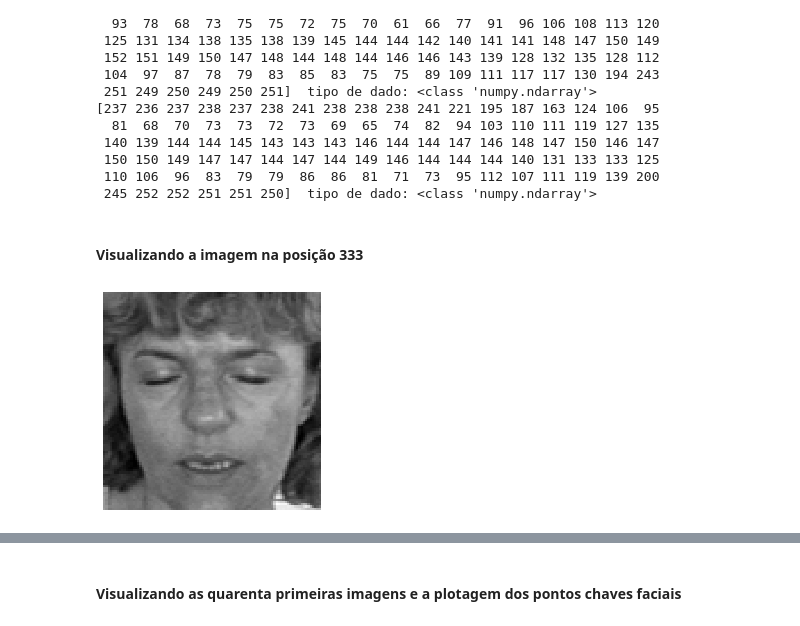
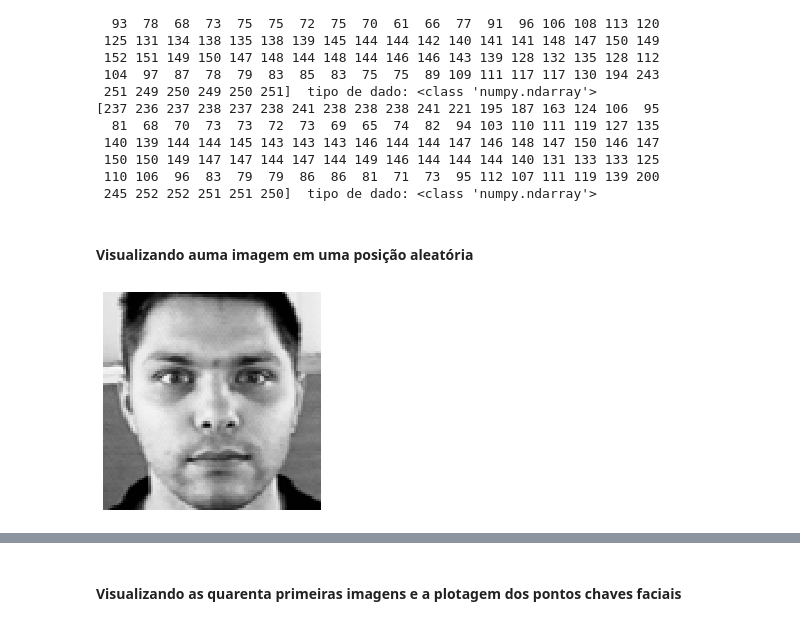
Before and after one commit to AlexandreNeuk/Facial-Keypoint-Detection, a Jupyter notebook: Facial_keypoints.ipynb, the cells around one changed output, grey strips where cells are left out. Drawn from its saved outputs; the diff is of its cells as text; code cells hidden in the pictures.

```diff
--- a/Facial_keypoints.ipynb
+++ b/Facial_keypoints.ipynb
@@ -236,10 +270,10 @@ for i in range(3):
  110 106  96  83  79  79  86  86  81  71  73  95 112 107 111 119 139 200
  245 252 252 251 251 250]  tipo de dado: <class 'numpy.ndarray'>
 # %% [markdown]
-#### Visualizando a imagem na posição 333
+#### Visualizando auma imagem em  uma posição aleatória
 # %%
-plt.imshow(training['Image'][333].reshape(96,96), cmap='gray')
+plt.imshow(training['Image'][random.randint(0, 2139)].reshape(96,96), cmap='gray')
 plt.axis('off')
 plt.show()
 # %% [output]
-[figure, old version]
+[figure, new version]
```
Also changed, not shown: parts of 31 cells of this notebook, 1 other file.
